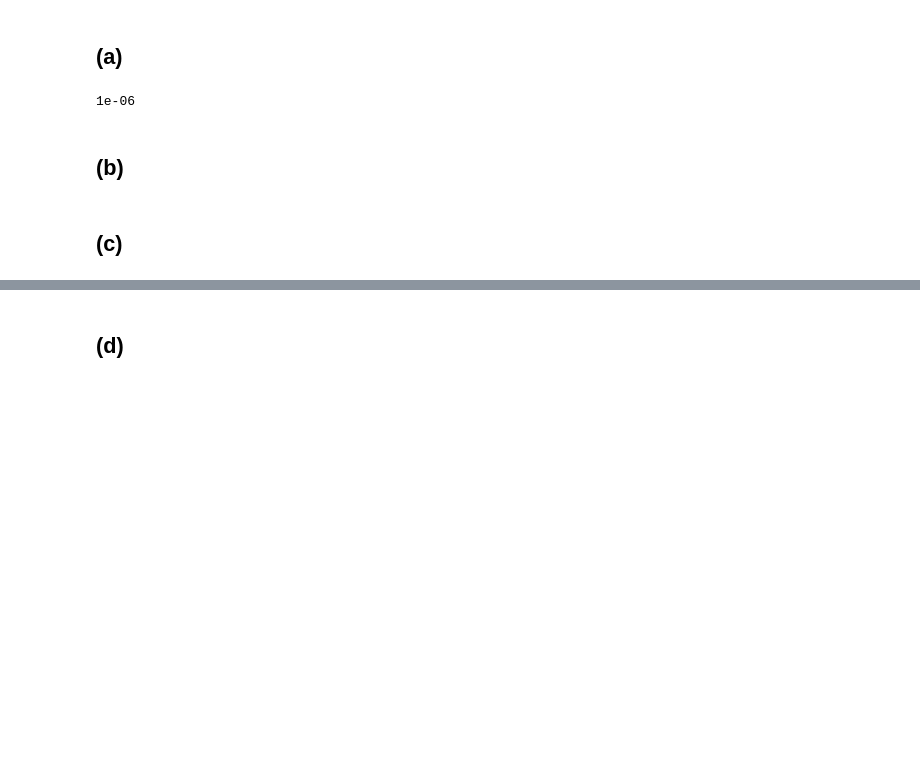
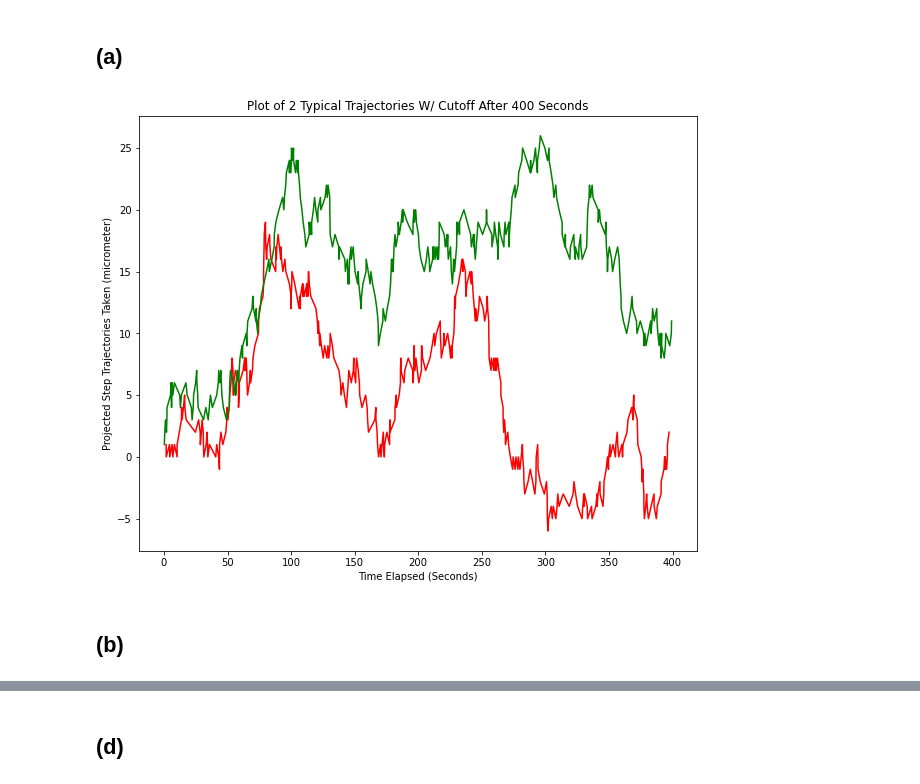
Before and after one commit to NicoBaldovino22/biophysics, a Jupyter notebook: week-07/problem-10.3.ipynb, the cells around one changed output, grey strips where cells are left out. Drawn from its saved outputs; the diff is of its cells as text; code cells hidden in the pictures; blank space fills up the shorter version.

```diff
--- a/week-07/problem-10.3.ipynb
+++ b/week-07/problem-10.3.ipynb
@@ -10,15 +10,44 @@ import matplotlib.pyplot as plt
 from numpy.random import default_rng
 rand = default_rng().random
 # %%
-# Using Poisson Process with mean rate "beta" and the strategy from Ch. 10.2.2 to simulate a random walk in 1D
-beta = 1 # S^-1 or Per Second
-L = 10**-6 # micrometer = 1E-6 meter
-T = 400 # Seconds
 
- # Each step is in a randomly chosen direction either left or right with equal probabilities
+beta = 1
+N = 400 # Random number of steps taken
+
+x1 = rand(N) # Randomly generated number between a default range of 0 and 1
+y1 = -np.log(x1) # Exponential Distribution using the randomly generated number array in x1
+t1 = y1/beta
+
+x2 = rand(N)
+y2 = -np.log(x2)
+t2 = y2/beta
+
+# total elapsed time
+time1 = t1.cumsum()
+time2 = t2.cumsum()
+#print(time)
+
+# probability of a step to the right
+xi = 0.5 # Equally as likely to take a step to the right as it is to take a step to the left
+
+# Generating N random steps from -1 to 1 and cummulative summing them so we can plot the trajectories
+steps1 = 2*(rand(N) < xi) - 1
+steps2 = 2*(rand(N) < xi) - 1
+trajectory1 = steps1.cumsum()
+trajectory2 = steps2.cumsum()
+#print(location)
+
+# Total Time Duration of Tracking Step Trajectories
+time_cutoff = 400
+
+# Plotting the Step Trajectories vs. time (seconds) w/ cutoff at 400 seconds
+plt.figure('Two Step Trajectories', figsize=(10,8));
+plt.plot(time1[time1<time_cutoff], trajectory1[time1<time_cutoff], 'r-');
+plt.plot(time2[time2<time_cutoff], trajectory2[time2<time_cutoff], 'g-');
+plt.title("Plot of 2 Typical Trajectories W/ Cutoff After 400 Seconds");
+plt.xlabel('Time Elapsed (Seconds)');
+plt.ylabel('Projected Step Trajectories Taken (micrometer)');
 # %% [output]
-1e-06
+[figure, added]
 # %% [markdown]
 ## (b)
-# %% [markdown]
-## (c)
```
Also changed, not shown: parts of 5 cells of this notebook, 3 other files.
